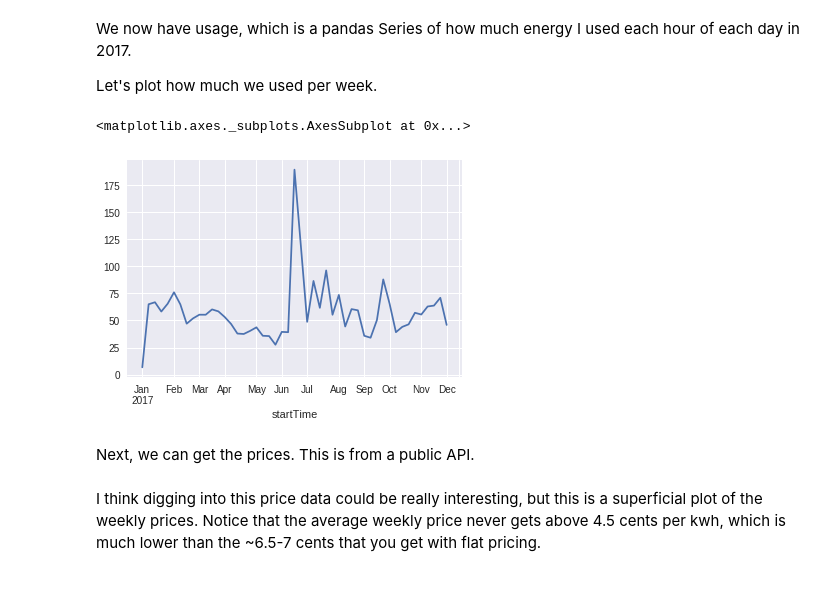
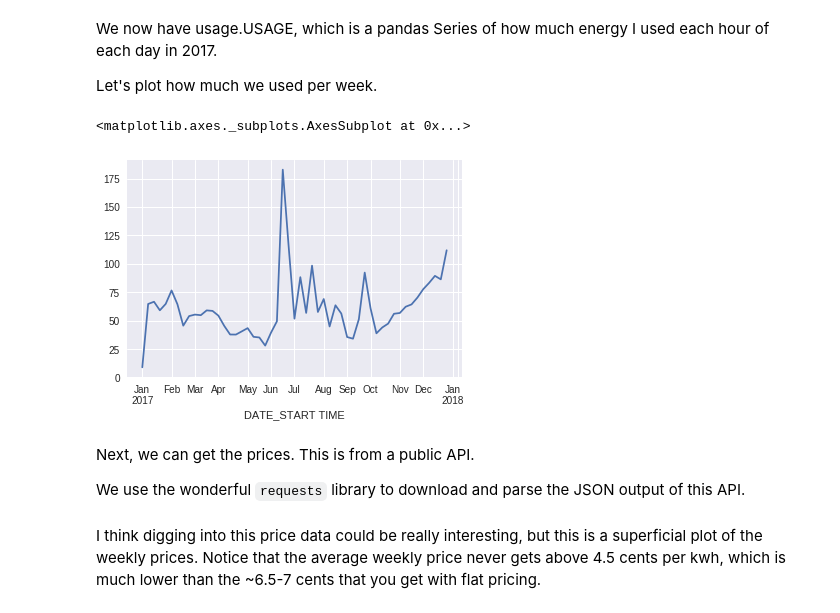
Before and after one commit to jdfoote/notebooks, a Jupyter notebook: comed.ipynb, the cells around one changed output. Cells and saved outputs as stored; diff of their text form; code cells hidden in the pictures; blank space fills up the shorter version.

```diff
--- a/comed.ipynb
+++ b/comed.ipynb
@@ -61,0 +27,6 @@ def to_dt(s):
+# %%
+usage = pd.read_csv('/PATH/TO/cec_electric_interval_data_Service 1_2017-01-01_to_2017-12-31.csv',
+           skiprows = 5,
+                   parse_dates=[['DATE', 'START TIME']])
+# Remove the dollar sign from the cost column
+usage.COST = usage.COST.apply(lambda x: float(re.sub('\$', '', x)))
@@ -62,10 +43,5 @@ def to_dt(s):
 # %%
-# This saves the usage information as a dataframe
-usage = pd.DataFrame([{'startTime' : to_dt(x['startTime']),
-  'energy_used' : x['value']
- } for x in usage])
-
 # We take the startTime and make it the index of the dataframe
-usage = usage.set_index(pd.DatetimeIndex(usage.startTime))
-# And then just keep the column we're interested in - the energy used.
-usage = usage.energy_used
+usage = usage.set_index(pd.DatetimeIndex(usage['DATE_START TIME']))
+# And then just keep the columns we're interested in - the energy used and cost.
+usage = usage[['USAGE', 'COST']]
@@ -72,12 +60,14 @@ usage = usage.energy_used
 # %% [markdown]
-We now have usage, which is a pandas Series of how much energy I used each hour of each day in 2017.
+We now have usage.USAGE, which is a pandas Series of how much energy I used each hour of each day in 2017.
 
 Let's plot how much we used per week.
 # %%
 # Resample takes a time series, and aggregates it by the string passed to it. 'W' is for week.
-usage.resample('W').sum().plot()
+usage.USAGE.resample('W').sum().plot()
 # %% [output]
 <matplotlib.axes._subplots.AxesSubplot at 0x...>
-[figure, old version]
+[figure, new version]
 # %% [markdown]
 Next, we can get the prices. This is from a public API.
+
+We use the wonderful `requests` library to download and parse the JSON output of this API.
```
Also changed, not shown: parts of 43 cells of this notebook.
